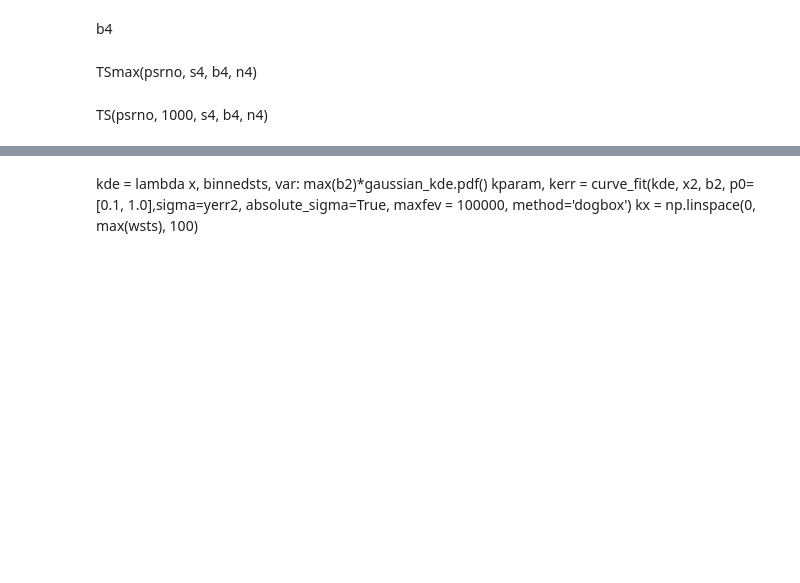
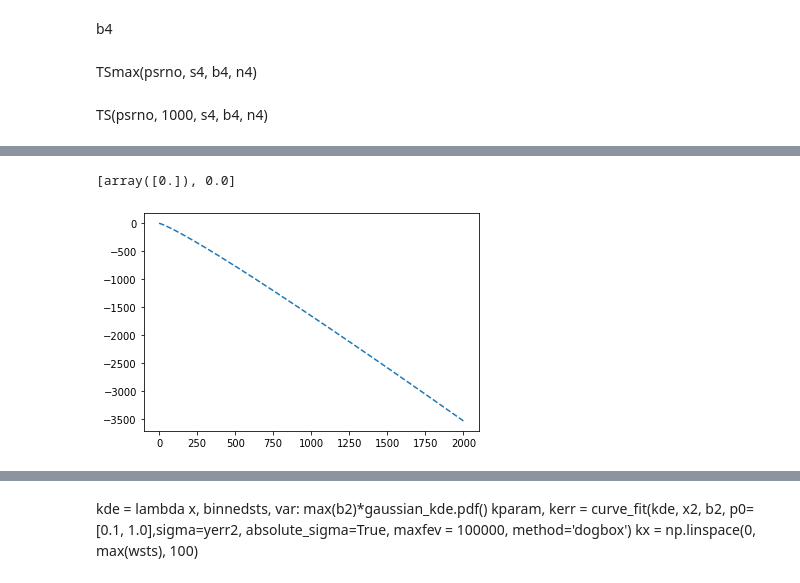
Before and after one commit to DarkWake9/Project-IceCube-Legacy, a Jupyter notebook: task4/task4c.ipynb, the cells around one changed output, grey strips where cells are left out. Cells and saved outputs as stored; diff of their text form; code cells hidden in the pictures; blank space fills up the shorter version.

```diff
--- a/task4/task4c.ipynb
+++ b/task4/task4c.ipynb
@@ -350 +430,58 @@ psrcustom(arr)
+# %%
+pi = np.pi
+data=np.loadtxt("outputs/ndecnear338.txt")
+#data=np.genfromtxt("nnear_P0_20cut_3cone.txt",names=True)
+
+nura = []
+nudec = []
+angerr = []
+for i in range(len(icdec)):
+    if abs(icdec[i] - msdec[338]) <= 5:
+        nura.append(icra[i])
+        nudec.append(icdec[i])
+        angerr.append(icang[i])
+
+#nura=data[:,0] #neutrino RA
+#nudec=data[:,1] #neutrino DEC
+#angerr=data[:,2] # error in neutrino position
+#ra=282.5 #pulsar RA
+#dec=-0.03 # pulsar DEC
+ra=265.25
+dec=-21.0
+nura = np.array(nura)
+nudec = np.array(nudec)
+angerr = np.array(angerr)
+crad=(3.0*np.pi/180)
+cang=np.sin(dec*pi/180.0)*np.sin(nudec*pi/180.0)+ np.cos(dec*pi/180.0)*np.cos(nudec*pi/180.0)*np.cos((ra-nura)*pi/180.0)
+ang=(180.0/pi)*np.arccos(cang) # angle between pulsar and neutrino in degrees
+nura2=nura[(ang<5)]
+nudec2=nudec[(ang<5)]
+angerrrad=angerr*pi/180.0 # angle between pulsar and neutrino in radins
+N=len(nura) # total no of neutrinos  used for analysis
+bkgct=np.count_nonzero(np.abs(nudec-dec)<5)   # total no of bkgd neutrinos within 3 degrees
+radconv=(np.pi/180)
+
+Bi=1.0/(2*pi*(np.sin((pi/180.0)*(dec+5))- np.sin((pi/180.0)*(dec-5))))
+
+Si=np.exp(-0.5*(ang/angerr)**2)/(2.0*pi*angerrrad*angerrrad)
+
+
+# the function rtruns TS(ns) in Zhou paper
+def L(x):
+    TS=np.log(x*Si/N  + (1 - x/N)*Bi)-np.log(Bi)
+    return 2*np.sum(TS)
+
+
+# since scipy.optimize can only do minization calculate negative of L(x) to maximize L(x)
+nll = lambda x: -L(x)
+soln = minimize(nll, 0.011,bounds=((0,None),)) # to ensure that ns is > 0
+ns=soln.x
+print([ ns,L(ns)])
+x=np.linspace(0,2000,2000)
+y=[L(p) for p in x]
+plt.plot(x,y,'--')
+plt.show()
+# %% [output]
+[array([0.]), 0.0]
+[figure, added]
 # %%
```
Also changed, not shown: parts of 14 cells of this notebook, 5 other files.
